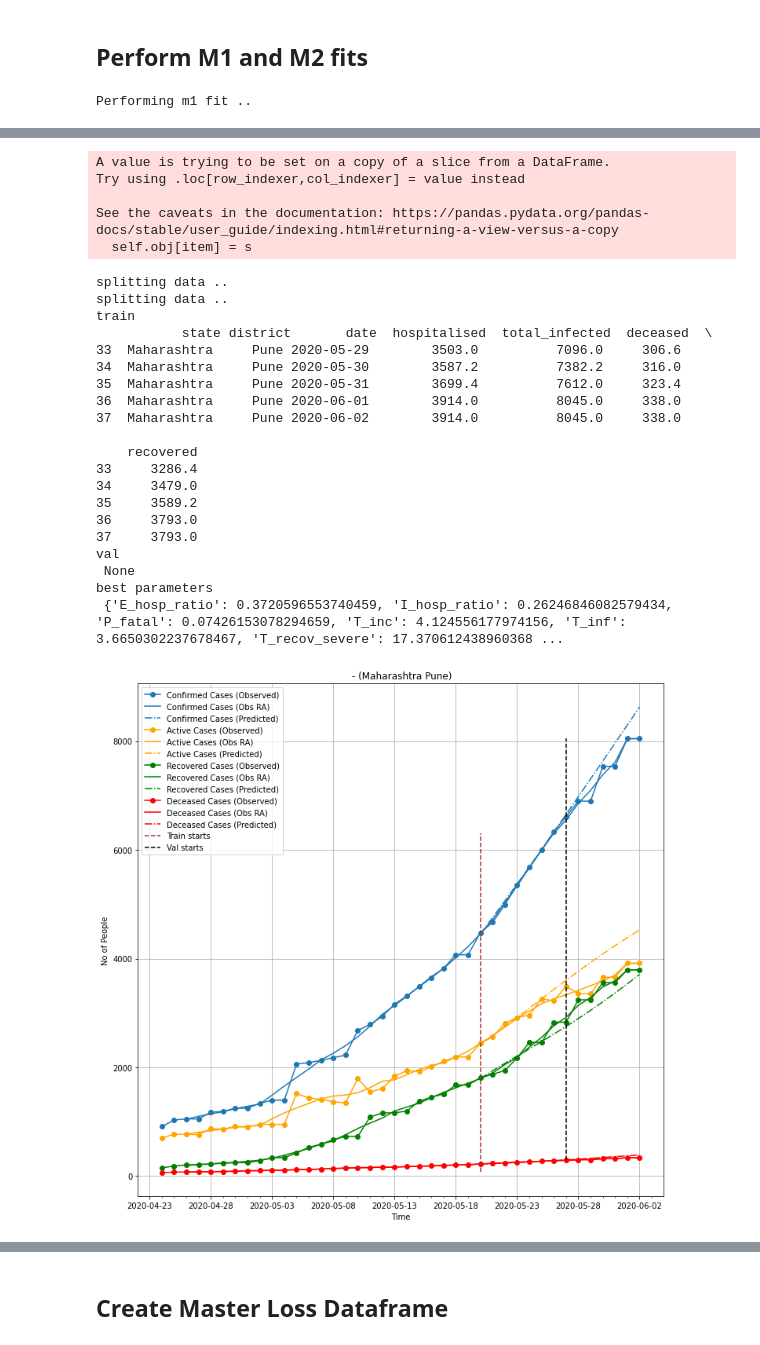
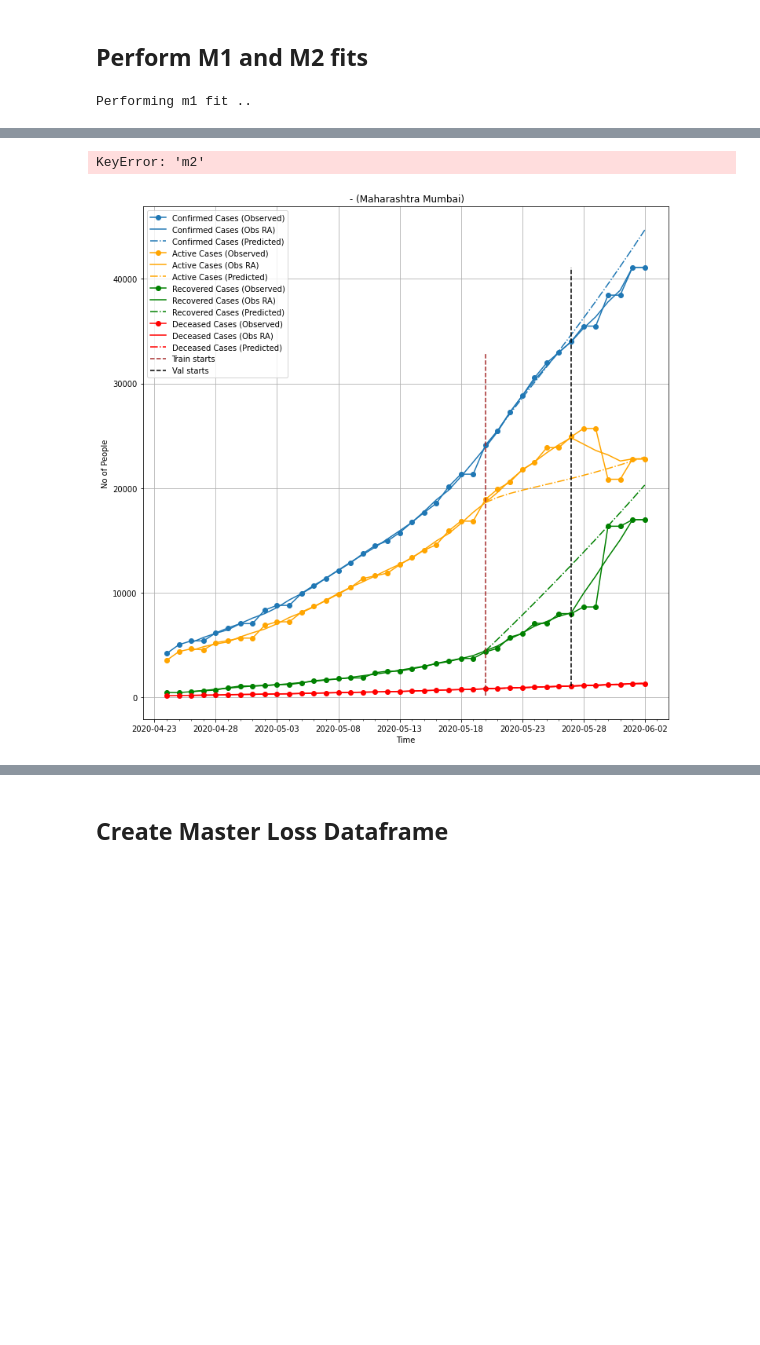
Before and after one commit to WadhwaniAI/covid-modelling, a Jupyter notebook: notebooks/seir/[STABLE] fit_covid19india.ipynb, the cells around one changed output, grey strips where cells are left out. Cells and saved outputs as stored; diff of their text form; code cells hidden in the pictures; blank space fills up the shorter version.

Commit message:
(Dirty notebooks) Mumbai smoothing

```diff
--- a/notebooks/seir/[STABLE] fit_covid19india.ipynb
+++ b/notebooks/seir/[STABLE] fit_covid19india.ipynb
@@ -42,20 +42,20 @@ predictions_dict = {}
 #                      ('Karnataka', 'Bengaluru Urban'),
 #                      ('Delhi', None)]
 
-districts_to_show = [('Maharashtra', 'Pune')]
+districts_to_show = [('Maharashtra', 'Mumbai')]
 # %% [markdown]
 ## Perform M1 and M2 fits
 # %%
 for state, district in districts_to_show:
     predictions_dict[(state, district)] = {}
     predictions_dict[(state, district)]['m1'] = single_fitting_cycle(
-        dataframes, state, district, train_period=7, val_period=7,
-        data_from_tracker=True, initialisation='intermediate', num_evals=700, model=SEIR,
-        which_compartments=['hospitalised', 'total_infected', 'deceased', 'recovered'])
-    predictions_dict[(state, district)]['m2'] = single_fitting_cycle(
-        dataframes, state, district, train_period=7, val_period=0, num_evals=700,
-        data_from_tracker=True, initialisation='intermediate', model=SEIR,
-        which_compartments=['hospitalised', 'total_infected', 'deceased', 'recovered'])
+            dataframes, state, district, train_period=7, val_period=7, smooth_jump=False, smoothing_length=14,
+        data_from_tracker=True, initialisation='intermediate', num_evals=500, model=SEIR_Testing,
+        which_compartments=['total_infected', 'deceased'])
+#     predictions_dict[(state, district)]['m2'] = single_fitting_cycle(
+#         dataframes, state, district, train_period=7, val_period=0, num_evals=700,
+#         data_from_tracker=True, initialisation='intermediate', model=SEIR, smooth_jump=True, smoothing_length=7,
+#         which_compartments=['hospitalised', 'total_infected', 'deceased', 'recovered'])
 
     predictions_dict[(state, district)]['state'] = state
     predictions_dict[(state, district)]['dist'] = district
@@ -90,26 +90,2 @@ Performing m2 fit ..
-A value is trying to be set on a copy of a slice from a DataFrame.
-Try using .loc[row_indexer,col_indexer] = value instead
-
-See the caveats in the documentation: https://pandas.pydata.org/pandas-docs/stable/user_guide/indexing.html#returning-a-view-versus-a-copy
-  self.obj[item] = s
+KeyError: 'm2'
-splitting data ..
-splitting data ..
-train
-           state district       date  hospitalised  total_infected  deceased  \
-33  Maharashtra     Pune 2020-05-29        3503.0          7096.0     306.6
-34  Maharashtra     Pune 2020-05-30        3587.2          7382.2     316.0
-35  Maharashtra     Pune 2020-05-31        3699.4          7612.0     323.4
-36  Maharashtra     Pune 2020-06-01        3914.0          8045.0     338.0
-37  Maharashtra     Pune 2020-06-02        3914.0          8045.0     338.0
-
-    recovered
-33     3286.4
-34     3479.0
-35     3589.2
-36     3793.0
-37     3793.0
-val
- None
-best parameters
- {'E_hosp_ratio': 0.3720596553740459, 'I_hosp_ratio': 0.26246846082579434, 'P_fatal': 0.07426153078294659, 'T_inc': 4.124556177974156, 'T_inf': 3.6650302237678467, 'T_recov_severe': 17.370612438960368 ...
-[figure, old version]
+[figure, new version]
```
Also changed, not shown: parts of 1 cell of this notebook, 1 other file.
